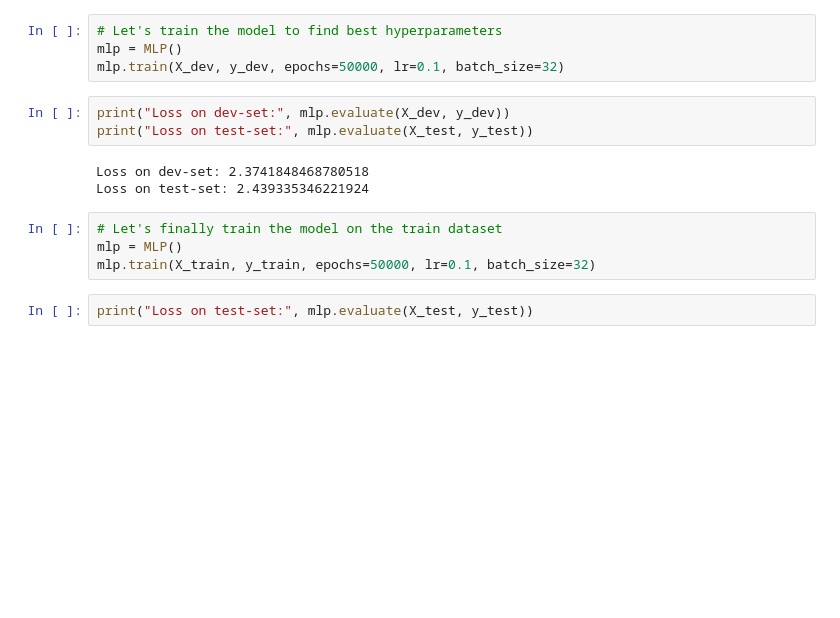
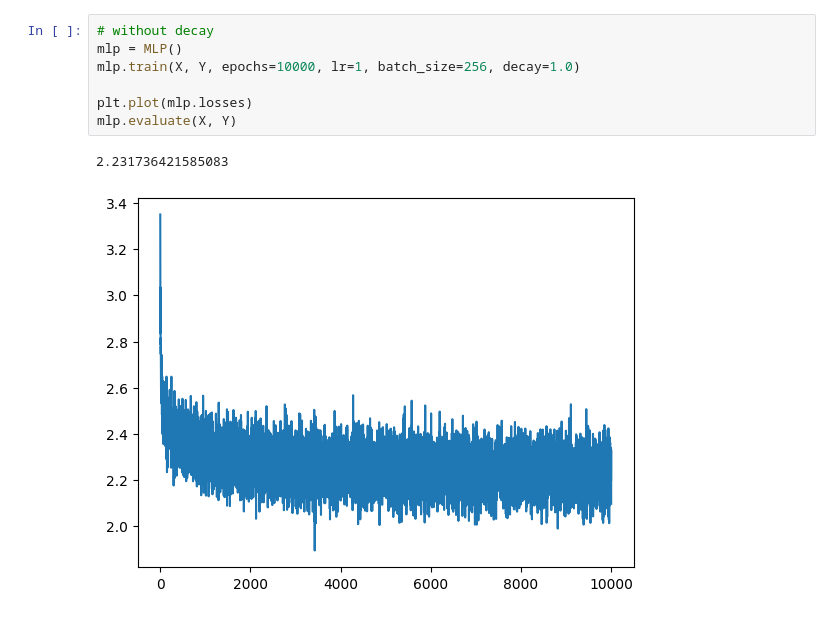
Before and after one commit to igorjakus/learn-nn, a Jupyter notebook: mlp/homework.ipynb, the cells around one changed output. Cells and saved outputs as stored; diff of their text form; blank space fills up the shorter version.

```diff
--- a/mlp/homework.ipynb
+++ b/mlp/homework.ipynb
@@ -146,16 +143,10 @@ plt.show()
-# %%
-# Let's train the model to find best hyperparameters
-mlp = MLP()
-mlp.train(X_dev, y_dev, epochs=50000, lr=0.1, batch_size=32)
-# %%
-print("Loss on dev-set:", mlp.evaluate(X_dev, y_dev))
-print("Loss on test-set:", mlp.evaluate(X_test, y_test))
-# %% [output]
-Loss on dev-set: 2.3741848468780518
-Loss on test-set: 2.439335346221924
-# %%
-# Let's finally train the model on the train dataset
-mlp = MLP()
-mlp.train(X_train, y_train, epochs=50000, lr=0.1, batch_size=32)
-# %%
-print("Loss on test-set:", mlp.evaluate(X_test, y_test))
+# %%
+# without decay
+mlp = MLP()
+mlp.train(X, Y, epochs=10000, lr=1, batch_size=256, decay=1.0)
+
+plt.plot(mlp.losses)
+mlp.evaluate(X, Y)
+# %% [output]
+2.231736421585083
+[figure, added]
```
Also changed, not shown: parts of 14 cells of this notebook, 3 other files.
